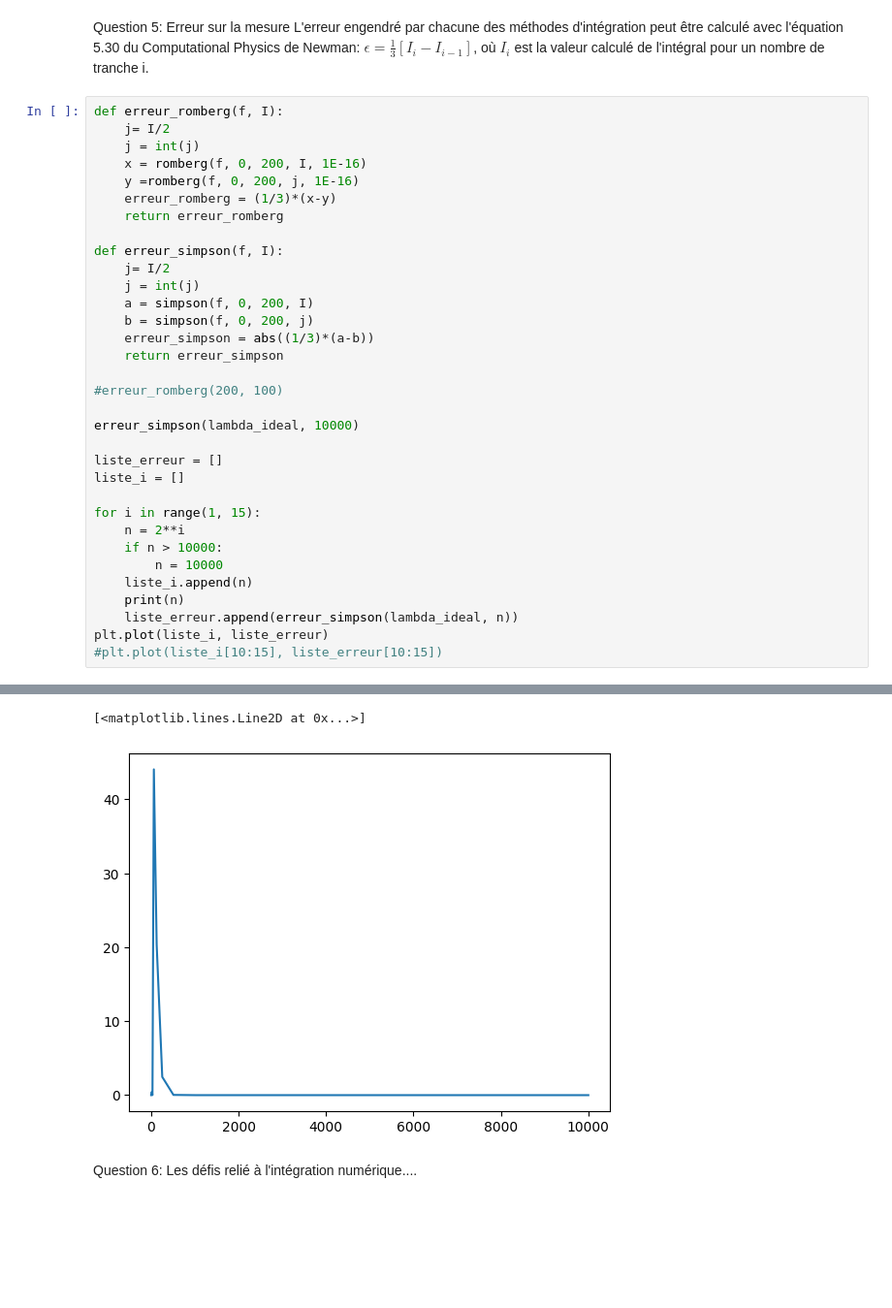
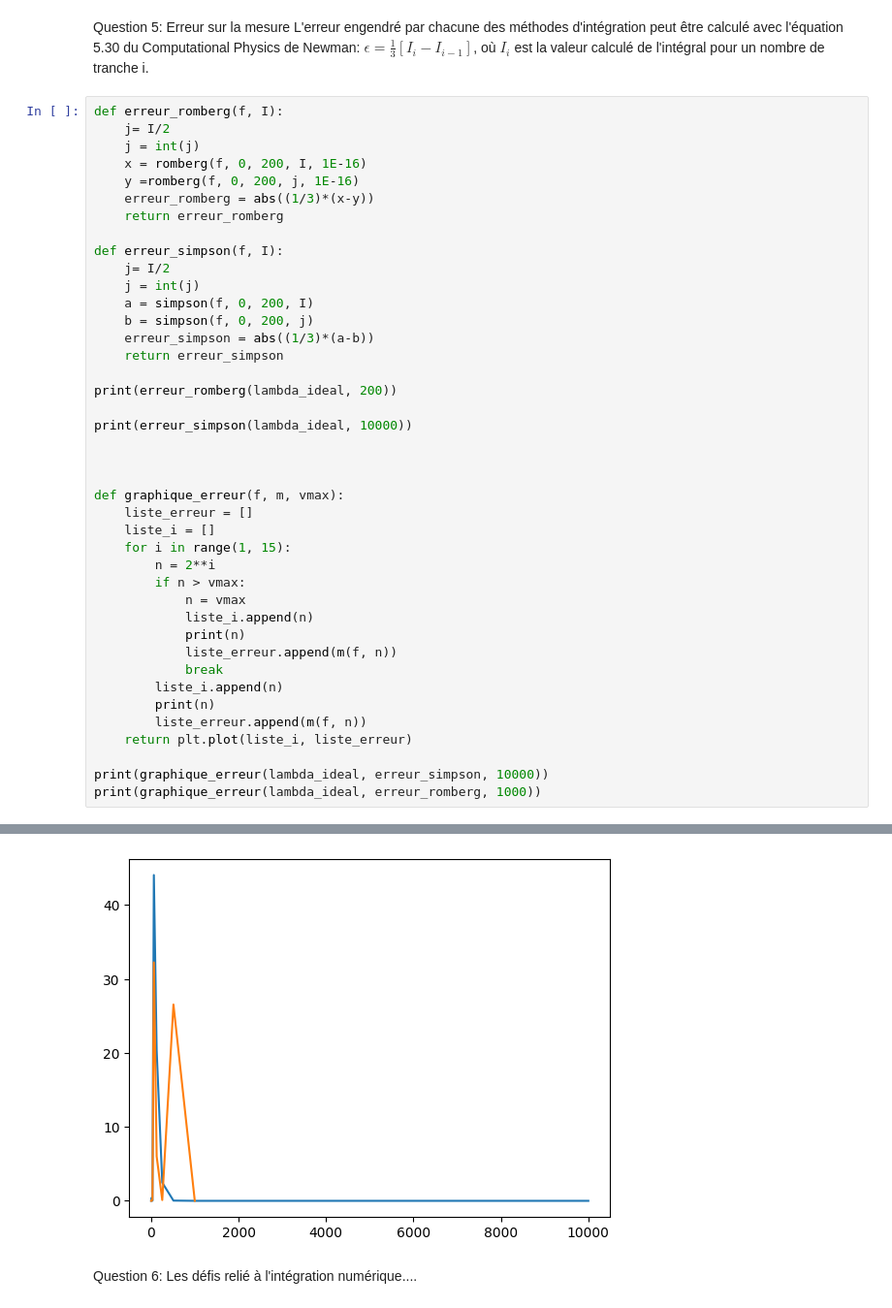
Before and after one commit to gamer39/Physique_numerique, a Jupyter notebook: tp1.ipynb, the cells around one changed output, grey strips where cells are left out. Shown at 97% size. Saved outputs shown, nothing was run; the diff lists cells and outputs as text; blank space fills up the shorter version.

```diff
--- a/tp1.ipynb
+++ b/tp1.ipynb
@@ -213,7 +213,7 @@ def erreur_romberg(f, I):
     j = int(j)
     x = romberg(f, 0, 200, I, 1E-16)
     y =romberg(f, 0, 200, j, 1E-16)
-    erreur_romberg = (1/3)*(x-y)
+    erreur_romberg = abs((1/3)*(x-y))
     return erreur_romberg
 
 def erreur_simpson(f, I):
@@ -224,20 +224,28 @@ def erreur_simpson(f, I):
     erreur_simpson = abs((1/3)*(a-b))
     return erreur_simpson
 
-#erreur_romberg(200, 100)
+print(erreur_romberg(lambda_ideal, 200))
 
-erreur_simpson(lambda_ideal, 10000)
+print(erreur_simpson(lambda_ideal, 10000))
 
-liste_erreur = []
-liste_i = []
 
-for i in range(1, 15):
-    n = 2**i
-    if n > 10000:
-        n = 10000
-    liste_i.append(n)
-    print(n)
-    liste_erreur.append(erreur_simpson(lambda_ideal, n))
-plt.plot(liste_i, liste_erreur)
-#plt.plot(liste_i[10:15], liste_erreur[10:15])
+
+def graphique_erreur(f, m, vmax):
+    liste_erreur = []
+    liste_i = []
+    for i in range(1, 15):
+        n = 2**i
+        if n > vmax:
+            n = vmax
+            liste_i.append(n)
+            print(n)
+            liste_erreur.append(m(f, n))
+            break
+        liste_i.append(n)
+        print(n)
+        liste_erreur.append(m(f, n))
+    return plt.plot(liste_i, liste_erreur)
+
+print(graphique_erreur(lambda_ideal, erreur_simpson, 10000))
+print(graphique_erreur(lambda_ideal, erreur_romberg, 1000))
 # %% [output]
@@ -258,5 +269,4 @@ plt.plot(liste_i, liste_erreur)
-[<matplotlib.lines.Line2D at 0x...>]
-[figure, old version]
+[figure, new version]
 # %% [markdown]
 Question 6: Les défis relié à l'intégration numérique....
 # %%
```
Also changed, not shown: parts of 2 cells of this notebook.
